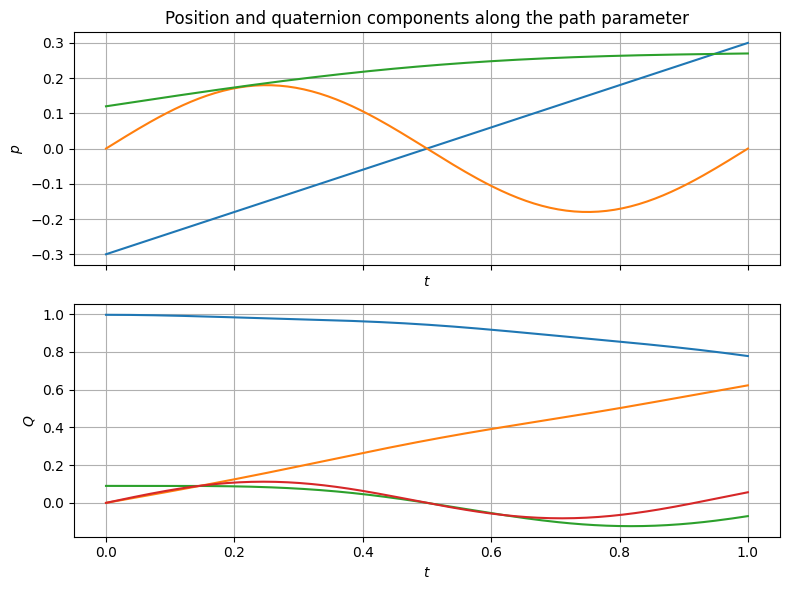
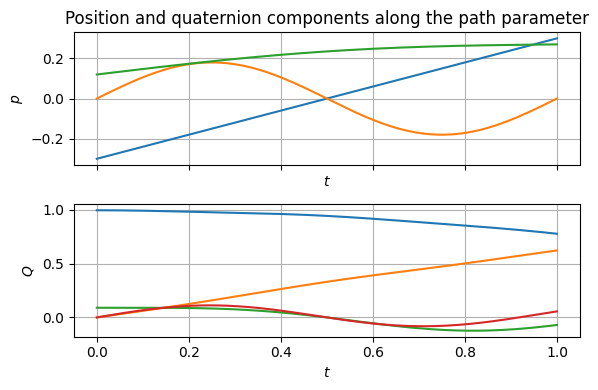
The change to this notebook cell's code, shown as a diff; its figure went from the first image to the second:
--- before
+++ after
@@ -1,3 +1,3 @@
-fig, ax = plt.subplots(2, 1, figsize=(8, 6), sharex=True)
+fig, ax = plt.subplots(2, 1, figsize=(6, 4), sharex=True)
 
 plotcpos_ori(s, x=xt, typ="Pos", graph="Time", ax=ax[0])

Commit: V1.2.0: - added limited joint trajectories; - updated/added robots and models; - updated tutorials; - bugfixes; - unified line-endings;